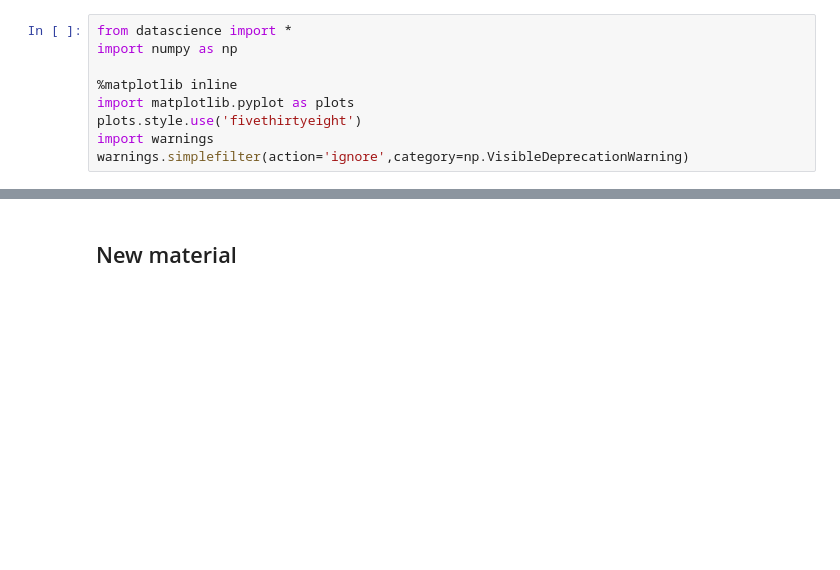
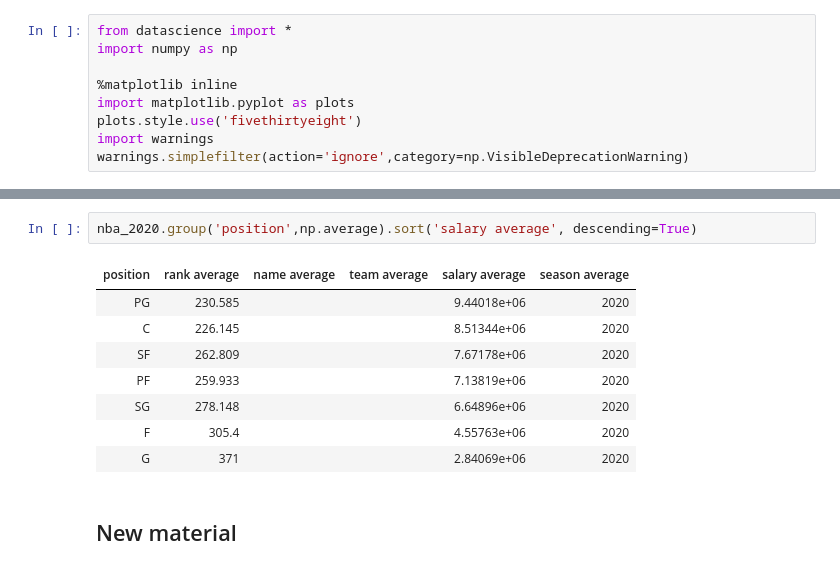
Before and after one commit to kystewart/materials-sp25, a Jupyter notebook: lec/lec11/lec11.ipynb, the cells around one changed output, grey strips where cells are left out. Drawn from its saved outputs; the diff is of its cells as text; blank space fills up the shorter version.

```diff
--- a/lec/lec11/lec11.ipynb
+++ b/lec/lec11/lec11.ipynb
@@ -37,3 +46,14 @@ my_census_table.with_columns('Population (in millions)',
+# %%
+nba_2020.group('position',np.average).sort('salary average', descending=True)
+# %% [output]
+| position | rank average | name average | team average | salary average | season average |
+| PG | 230.585 |  |  | 9.44018e+06 | 2020 |
+| C | 226.145 |  |  | 8.51344e+06 | 2020 |
+| SF | 262.809 |  |  | 7.67178e+06 | 2020 |
+| PF | 259.933 |  |  | 7.13819e+06 | 2020 |
+| SG | 278.148 |  |  | 6.64896e+06 | 2020 |
+| F | 305.4 |  |  | 4.55763e+06 | 2020 |
+| G | 371 |  |  | 2.84069e+06 | 2020 |
 # %% [markdown]
 ## New material
 # %% [markdown]
```
Also changed, not shown: parts of 13 cells of this notebook, 1 other file.
